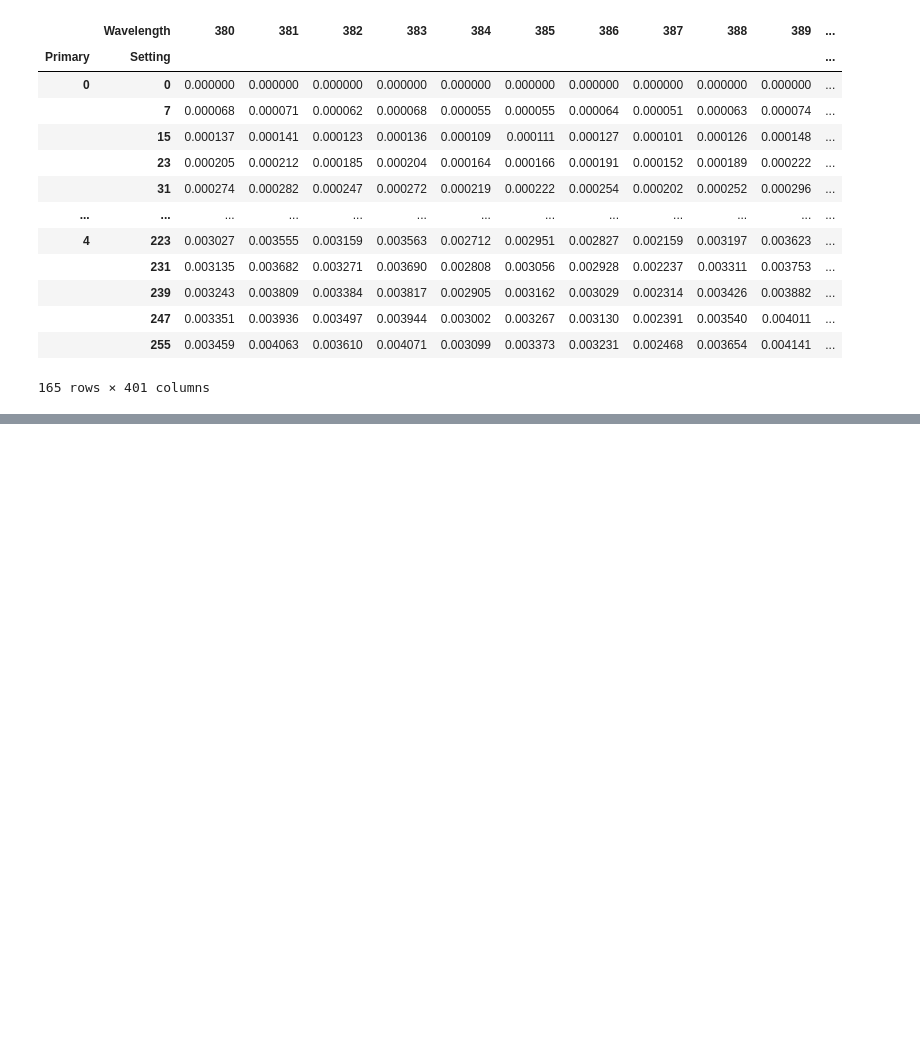
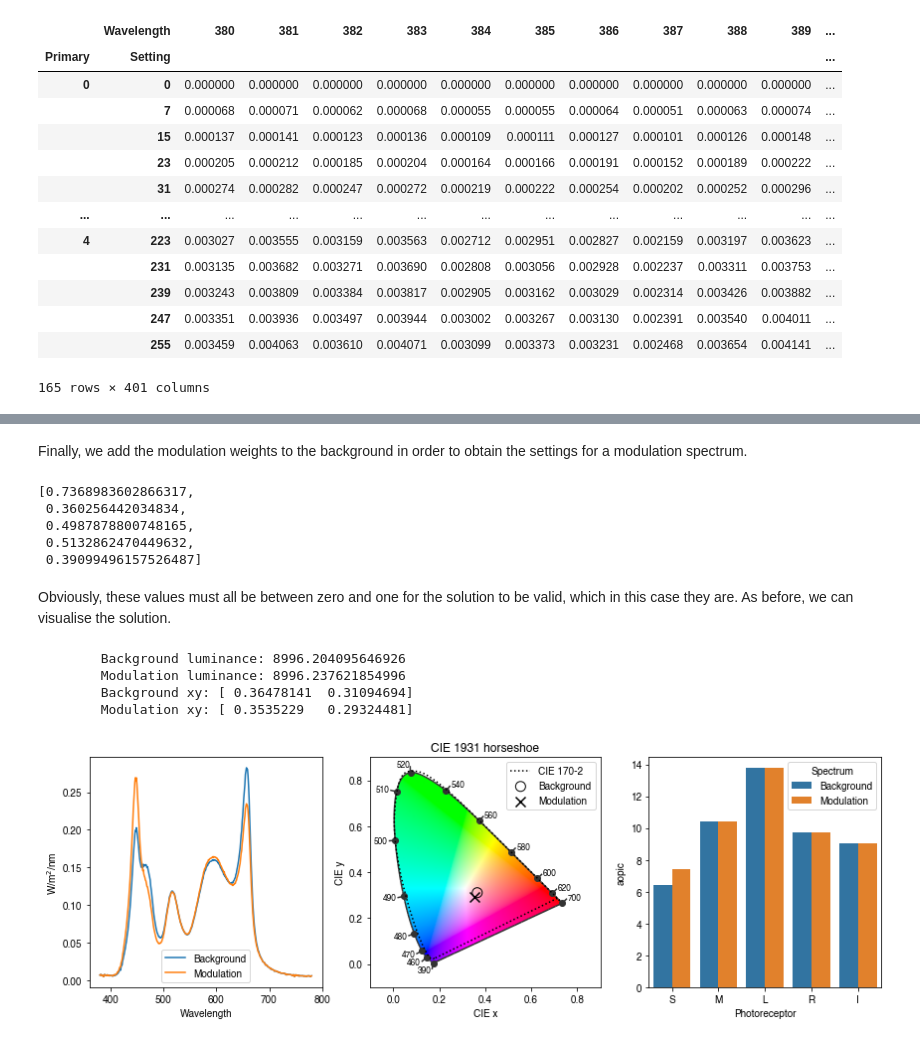
Before and after one commit to PySilentSubstitution/pysilsub, a Jupyter notebook: 03b_making_stimuli.ipynb, the cells around one changed output, grey strips where cells are left out. Cells and saved outputs as stored; diff of their text form; code cells hidden in the pictures; blank space fills up the shorter version.

```diff
--- a/03b_making_stimuli.ipynb
+++ b/03b_making_stimuli.ipynb
@@ -147,0 +204,3 @@ Linear algebra
+# %%
+p2r_matrix = sss.T.dot(bg_spds)
+p2r_matrix
@@ -147,0 +217,8 @@ Linear algebra
+# %%
+import numpy as np
+
+inv_p2r_matrix = pd.DataFrame(
+    np.linalg.inv(p2r_matrix.values),
+    p2r_matrix.columns,
+    p2r_matrix.index)
+inv_p2r_matrix.T
@@ -147,0 +235,4 @@ Linear algebra
+# %%
+requested_contrasts = np.array([.5, 0., 0., 0., 0.])  # S-cones, 50%
+modulation_weights = inv_p2r_matrix.dot(requested_contrasts)
+modulation_weights
@@ -147,0 +247,21 @@ Linear algebra
+# %% [markdown]
+Finally, we add the modulation weights to the background in order to obtain the settings for a modulation spectrum.
+# %%
+mod_settings = (bg_settings + modulation_weights).to_list()
+mod_settings
+# %% [output]
+[0.7368983602866317,
+ 0.360256442034834,
+ 0.4987878800748165,
+ 0.5132862470449632,
+ 0.39099496157526487]
+# %% [markdown]
+Obviously, these values must all be between zero and one for the solution to be valid, which in this case they are. As before, we can visualise the solution.
+# %%
+result_fig = ssp.plot_ss_result(bg_settings + mod_settings)
+# %% [output]
+        Background luminance: 8996.204095646926
+        Modulation luminance: 8996.237621854996
+        Background xy: [ 0.36478141  0.31094694]
+        Modulation xy: [ 0.3535229   0.29324481]
+[figure, added]
```
Also changed, not shown: parts of 25 cells of this notebook, 19 other files.
